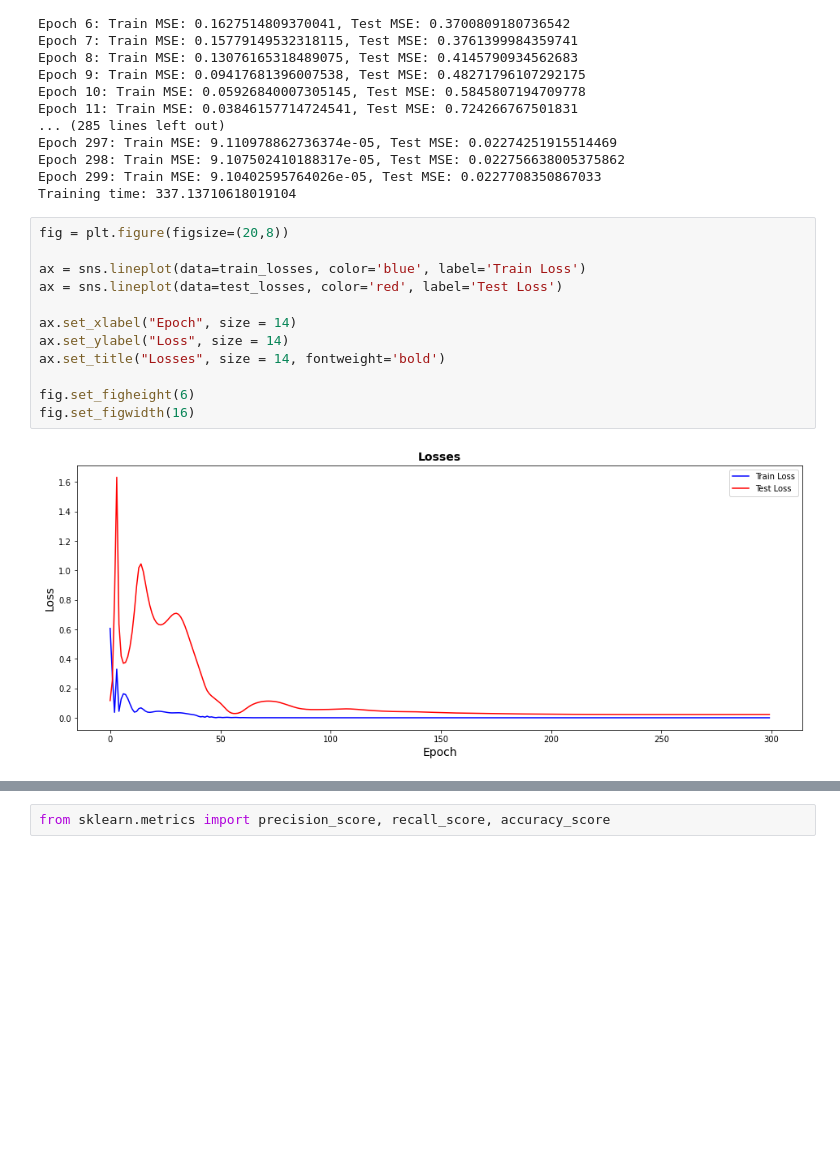
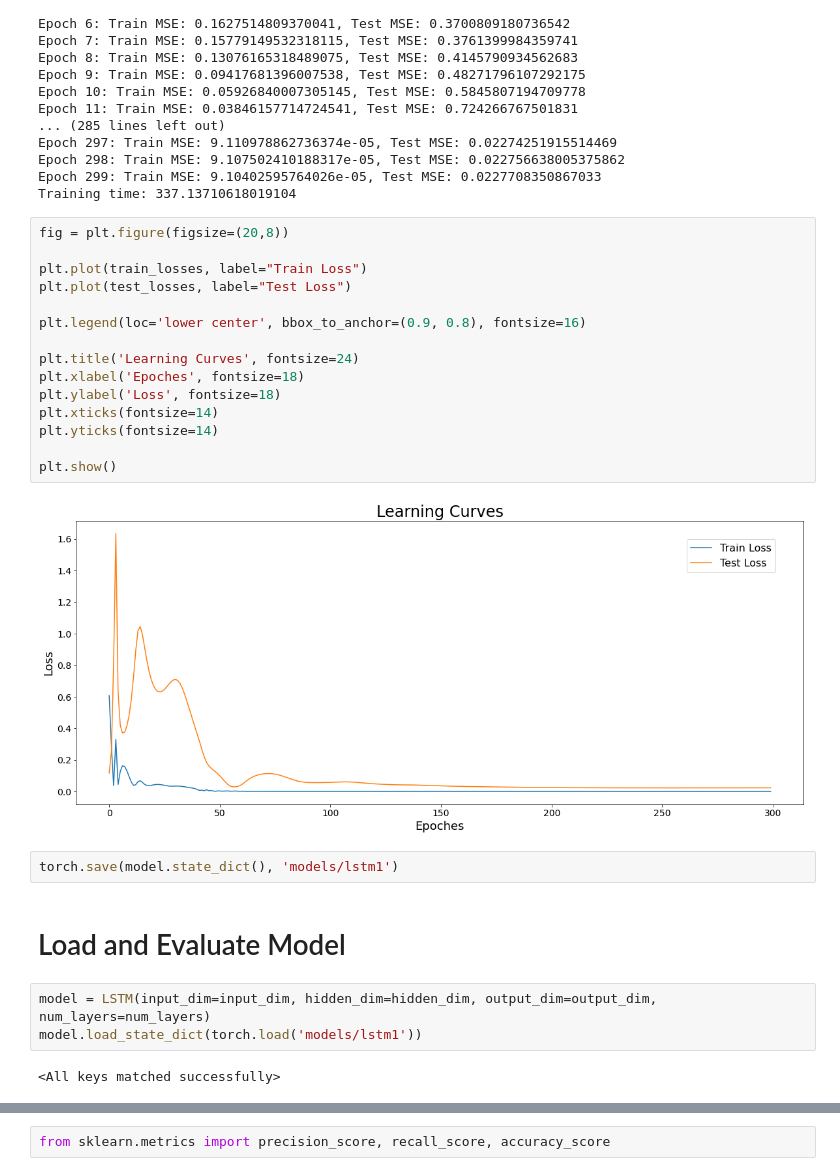
Before and after one commit to lqwdev/ai349-project, a Jupyter notebook: src/lstm.ipynb, the cells around one changed output, grey strips where cells are left out. Cells and saved outputs as stored; diff of their text form; blank space fills up the shorter version.

```diff
--- a/src/lstm.ipynb
+++ b/src/lstm.ipynb
@@ -138,17 +138,29 @@ Training time: 337.13710618019104
 # %%
 fig = plt.figure(figsize=(20,8))
 
-ax = sns.lineplot(data=train_losses, color='blue', label='Train Loss')
-ax = sns.lineplot(data=test_losses, color='red', label='Test Loss')
+plt.plot(train_losses, label="Train Loss")
+plt.plot(test_losses, label="Test Loss")
 
-ax.set_xlabel("Epoch", size = 14)
-ax.set_ylabel("Loss", size = 14)
-ax.set_title("Losses", size = 14, fontweight='bold')
+plt.legend(loc='lower center', bbox_to_anchor=(0.9, 0.8), fontsize=16)
 
-fig.set_figheight(6)
-fig.set_figwidth(16)
+plt.title('Learning Curves', fontsize=24)
+plt.xlabel('Epoches', fontsize=18)
+plt.ylabel('Loss', fontsize=18)
+plt.xticks(fontsize=14)
+plt.yticks(fontsize=14)
+
+plt.show()
 # %% [output]
-[figure, old version]
+[figure, new version]
+# %%
+torch.save(model.state_dict(), 'models/lstm1')
+# %% [markdown]
+# Load and Evaluate Model
+# %%
+model = LSTM(input_dim=input_dim, hidden_dim=hidden_dim, output_dim=output_dim, num_layers=num_layers)
+model.load_state_dict(torch.load('models/lstm1'))
+# %% [output]
+<All keys matched successfully>
 # %%
 import math, time
 from sklearn.metrics import mean_squared_error
```
Also changed, not shown: parts of 23 cells of this notebook, 3 other files.
